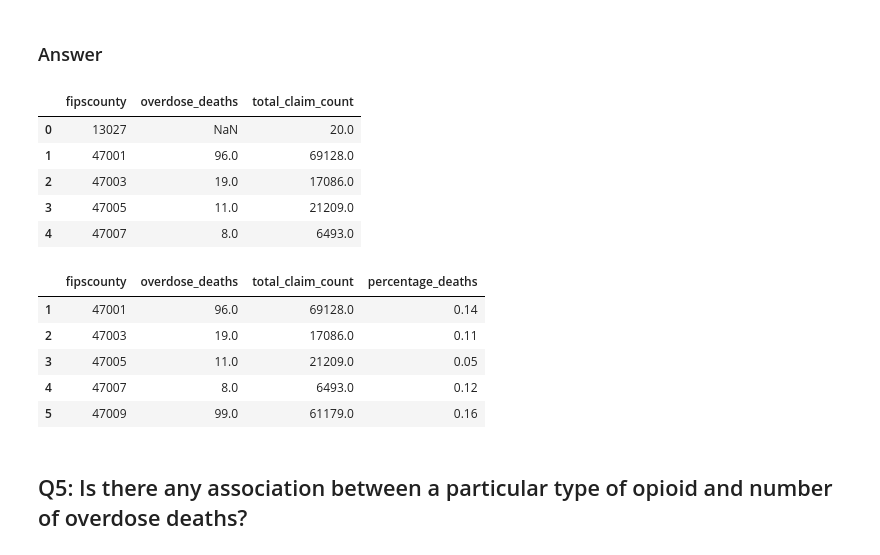
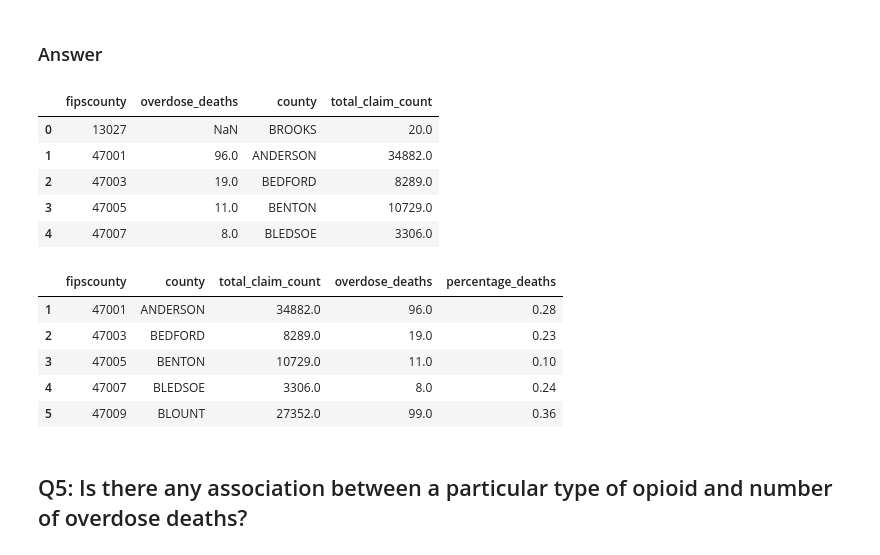
Before and after one commit to NSS-Data-Analytics-Cohort-14/prescribers-python-da14-too-legit-to-git, a Jupyter notebook: notebooks/prescribers.ipynb, the cells around one changed output. Drawn from its saved outputs; the diff is of its cells as text; code cells hidden in the pictures.

```diff
--- a/notebooks/prescribers.ipynb
+++ b/notebooks/prescribers.ipynb
@@ -207,3 +196,6 @@ drug_names_combined.head()
 | 2 | ACETAMINOPHEN-CODEINE |
 | 3 | ACTIQ |
 | 4 | ARYMO ER |
+# %%
+drug_names_combined_unique = drug_names_combined.drop_duplicates(subset=['drug_name'])
+drug_names_combined_unique.head()
@@ -238,7 +237,7 @@ prescriber_name.head()
 # %% [markdown]
 ### Merges
 # %%
-drug_prescription_merge = pd.merge(drug_names_combined, prescription_drug_count, on='drug_name', how='left')
+drug_prescription_merge = pd.merge(drug_names_combined_unique, prescription_drug_count, on='drug_name', how='left')
 drug_prescription_merge.head()
 # %% [output]
 |  | drug_name | npi | total_claim_count |
@@ -383,10 +386,10 @@ zips_final.head()
 # %% [markdown]
 ### Prescription and Fips merge --> Opioid prescriptions by county
 # %%
-prescription_county_join = pd.merge(opioid_prescription_zip, zips_final, left_on='nppes_provider_zip5', right_on='zip', how='inner')
-prescription_county = prescription_county_join[['total_claim_count', 'fipscounty']]
-prescription_county = prescription_county.groupby('fipscounty', as_index=False).sum()
-prescription_county.head()
+prescription_fips_join = pd.merge(opioid_prescription_zip, zips_final, left_on='nppes_provider_zip5', right_on='zip', how='inner')
+prescription_fips = prescription_fips_join[['total_claim_count', 'fipscounty']]
+prescription_fips = prescription_fips.groupby('fipscounty', as_index=False).sum()
+prescription_fips.head()
 # %% [output]
 |  | fipscounty | total_claim_count |
 | 0 | 13027 | 20.0 |
@@ -396,0 +400,5 @@ prescription_county.head()
+# %%
+prescription_county = pd.merge(prescription_fips, fips_county, on='fipscounty', how='left')
+prescription_county = prescription_county.drop(columns = ['state', 'fipsstate'], axis = 1)
+prescription_county = prescription_county[['fipscounty', 'county', 'total_claim_count']]
+prescription_county.head()
@@ -400,23 +415,24 @@ prescription_county.head()
 opioid_overdose_county = pd.merge(overdose_sum, prescription_county, on='fipscounty', how='outer')
 opioid_overdose_county.head()
 # %% [output]
-|  | fipscounty | overdose_deaths | total_claim_count |
-| 0 | 13027 | NaN | 20.0 |
-| 1 | 47001 | 96.0 | 69128.0 |
-| 2 | 47003 | 19.0 | 17086.0 |
-| 3 | 47005 | 11.0 | 21209.0 |
-| 4 | 47007 | 8.0 | 6493.0 |
+|  | fipscounty | overdose_deaths | county | total_claim_count |
+| 0 | 13027 | NaN | BROOKS | 20.0 |
+| 1 | 47001 | 96.0 | ANDERSON | 34882.0 |
+| 2 | 47003 | 19.0 | BEDFORD | 8289.0 |
+| 3 | 47005 | 11.0 | BENTON | 10729.0 |
+| 4 | 47007 | 8.0 | BLEDSOE | 3306.0 |
 # %%
 opioid_overdose_county_tn = opioid_overdose_county[opioid_overdose_county['fipscounty'].str.startswith('47')]
 opioid_overdose_county_tn_rate = opioid_overdose_county_tn.assign(percentage_deaths = round((opioid_overdose_county_tn['overdose_deaths'] / opioid_overdose_county_tn['total_claim_count']) * 100, 2))
+opioid_overdose_county_tn_rate = opioid_overdose_county_tn_rate[['fipscounty', 'county', 'total_claim_count', 'overdose_deaths', 'percentage_deaths']]
 opioid_overdose_county_tn_rate.head()
 # %% [output]
-|  | fipscounty | overdose_deaths | total_claim_count | percentage_deaths |
-| 1 | 47001 | 96.0 | 69128.0 | 0.14 |
-| 2 | 47003 | 19.0 | 17086.0 | 0.11 |
-| 3 | 47005 | 11.0 | 21209.0 | 0.05 |
-| 4 | 47007 | 8.0 | 6493.0 | 0.12 |
-| 5 | 47009 | 99.0 | 61179.0 | 0.16 |
+|  | fipscounty | county | total_claim_count | overdose_deaths | percentage_deaths |
+| 1 | 47001 | ANDERSON | 34882.0 | 96.0 | 0.28 |
+| 2 | 47003 | BEDFORD | 8289.0 | 19.0 | 0.23 |
+| 3 | 47005 | BENTON | 10729.0 | 11.0 | 0.10 |
+| 4 | 47007 | BLEDSOE | 3306.0 | 8.0 | 0.24 |
+| 5 | 47009 | BLOUNT | 27352.0 | 99.0 | 0.36 |
 # %% [markdown]
 ## Q5: Is there any association between a particular type of opioid and number of overdose deaths?
 # %% [markdown]
```
Also changed, not shown: parts of 22 cells of this notebook.
